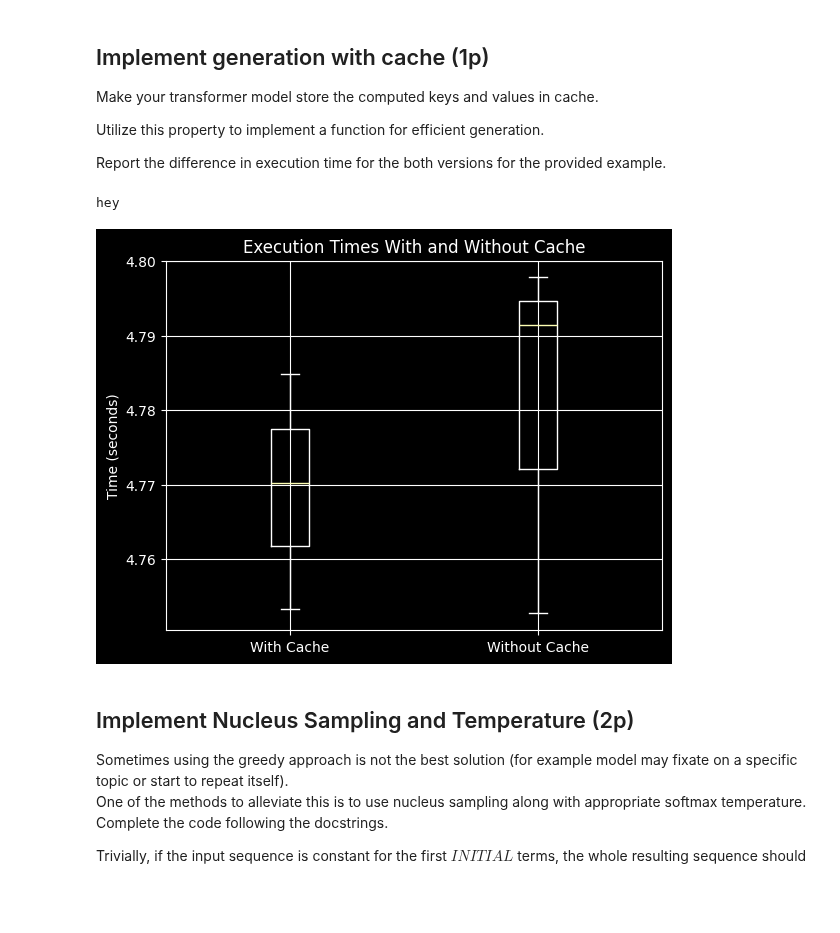
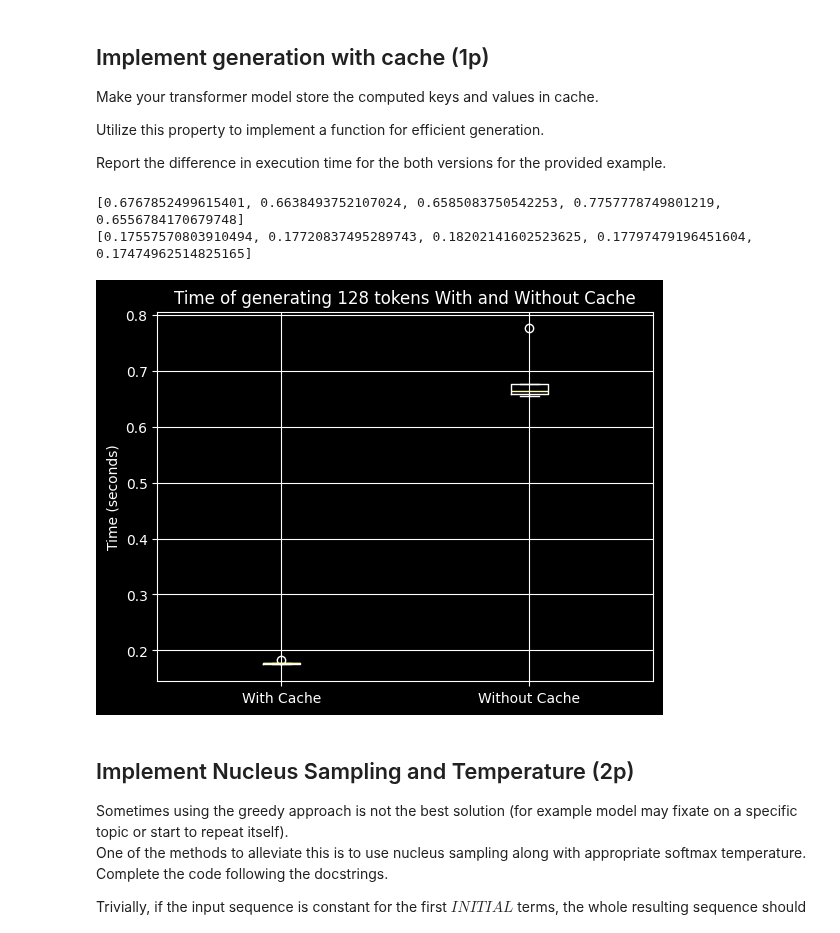
Before and after one commit to aderylo/DNN-23, a Jupyter notebook: notebooks/hw3.ipynb, the cells around one changed output. Saved outputs shown, nothing was run; the diff lists cells and outputs as text; code cells hidden in the pictures; blank space fills up the shorter version.

Commit message:
Add cache

```diff
--- a/notebooks/hw3.ipynb
+++ b/notebooks/hw3.ipynb
@@ -960,7 +985,7 @@ def generate_with_cache(model: torch.nn.Module, input: TokensT, gen_length: int,
         model_output, cache = model(input, cache)
         next_tokens = token_choice(model_output)
         output.append(next_tokens.cpu())
-        input = torch.concat([input, next_tokens], dim=-1)
+        input = next_tokens
 
     output = torch.concat(output, dim=-1)
     ###  YOUR CODE ENDS  ###
@@ -986,27 +1011,29 @@ test_generation(model)
 # %%
 import timeit
 import matplotlib.pyplot as plt
 
 batch = 3
-gen_seq_len = SEQ_LEN * 5
+gen_seq_len = SEQ_LEN * 2
 input = input = torch.randint(0, VOCAB_SIZE, (batch, SEQ_LEN))
 
-times_without_cache = timeit.repeat(lambda : generate_naive(model, input, gen_seq_len), number=1, repeat=3)
-print("hey")
-times_with_cache = timeit.repeat(lambda : generate_with_cache(model, input, gen_seq_len), number=1, repeat=3)
+times_without_cache = timeit.repeat(lambda : generate_naive(model, input, gen_seq_len), number=1, repeat=5)
+print(times_without_cache)
+times_with_cache = timeit.repeat(lambda : generate_with_cache(model, input, gen_seq_len), number=1, repeat=5)
+print(times_with_cache)
 
 plt.style.use('dark_background')
 plt.boxplot([times_with_cache, times_without_cache], labels=['With Cache', 'Without Cache'])
 
-plt.title('Execution Times With and Without Cache')
+plt.title(f'Time of generating {gen_seq_len} tokens With and Without Cache')
 plt.ylabel('Time (seconds)')
 plt.grid(True)
 
 # Display the plot
 plt.show()
 # %% [output]
-hey
+[0.6767852499615401, 0.6638493752107024, 0.6585083750542253, 0.7757778749801219, 0.6556784170679748]
+[0.17557570803910494, 0.17720837495289743, 0.18202141602523625, 0.17797479196451604, 0.17474962514825165]
-[figure, old version]
+[figure, new version]
 # %% [markdown]
 ## Implement Nucleus Sampling and Temperature (2p)
 Sometimes using the greedy approach is not the best solution (for example model may fixate on a specific topic or start to repeat itself).
```
Also changed, not shown: parts of 3 cells of this notebook.
